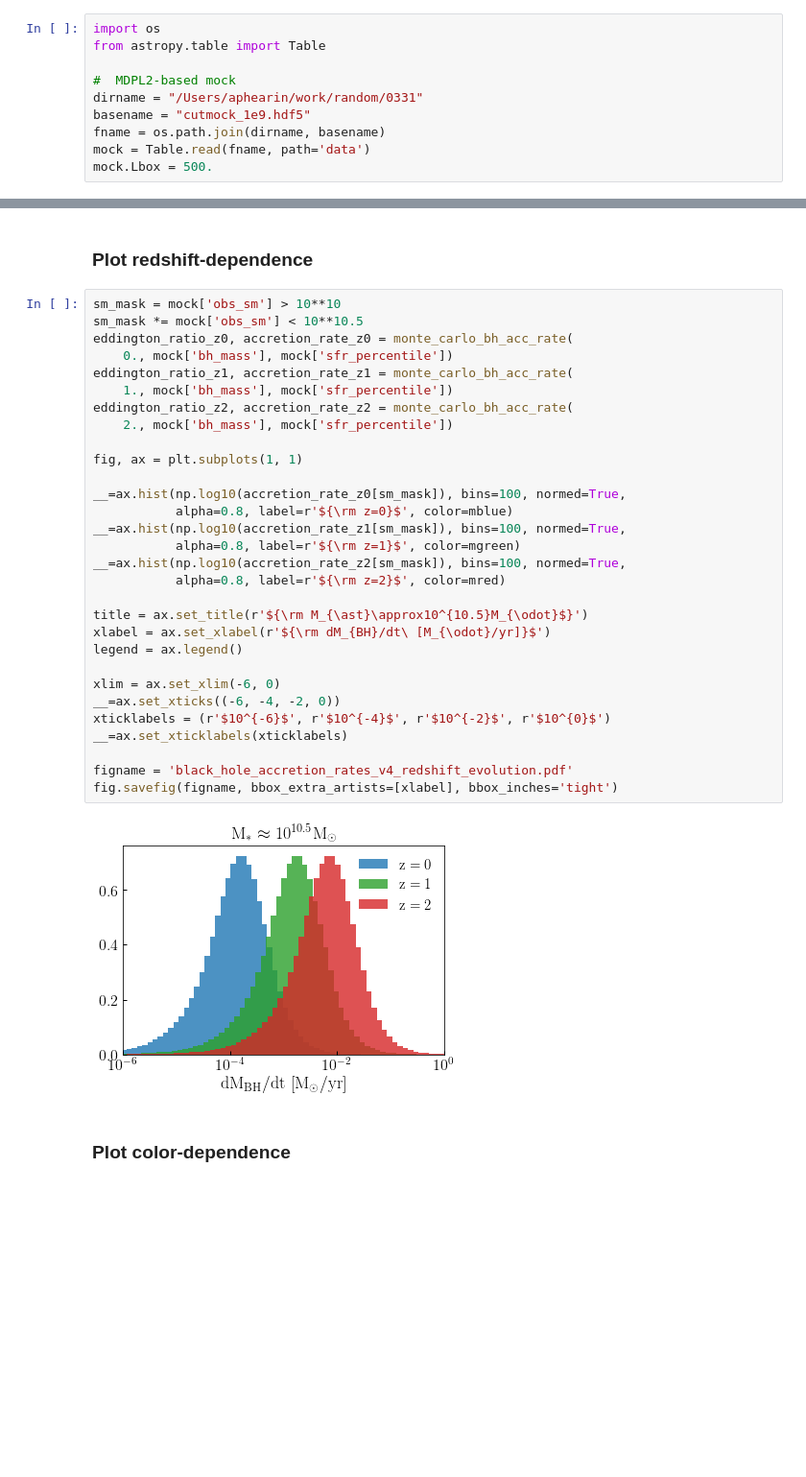
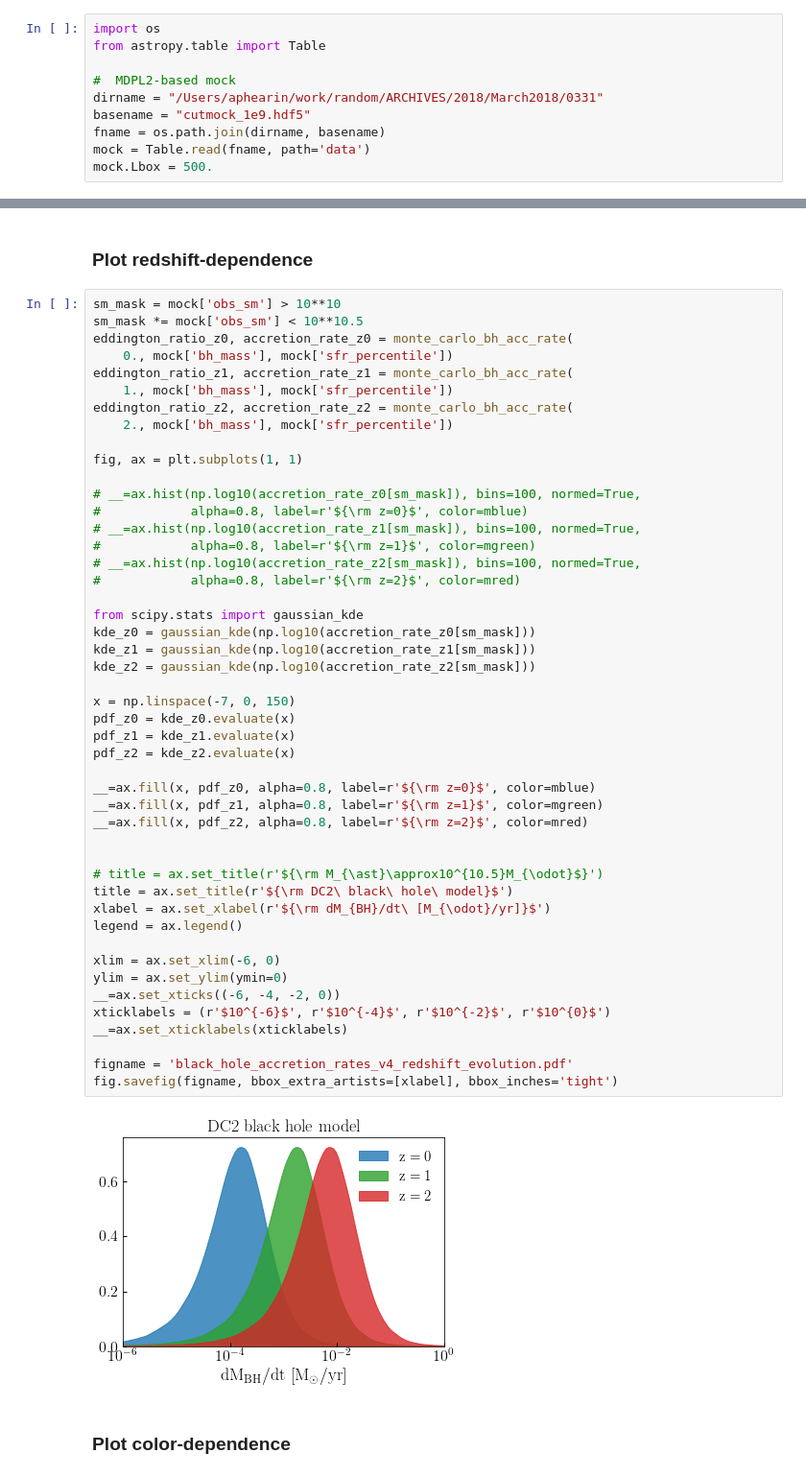
Before and after one commit to LSSTDESC/cosmodc2, a Jupyter notebook: notebooks/black_hole_accretion_rates.ipynb, the cells around one changed output, grey strips where cells are left out. Shown at 96% size. Saved outputs shown, nothing was run; the diff lists cells and outputs as text; blank space fills up the shorter version.

Commit message:
Prettied up plots of black hole accretion rates made by black_hole_accretion_rates.ipynb notebook

```diff
--- a/notebooks/black_hole_accretion_rates.ipynb
+++ b/notebooks/black_hole_accretion_rates.ipynb
@@ -17,7 +17,7 @@ import os
 from astropy.table import Table
 
 #  MDPL2-based mock
-dirname = "/Users/aphearin/work/random/0331"
+dirname = "/Users/aphearin/work/random/ARCHIVES/2018/March2018/0331"
 basename = "cutmock_1e9.hdf5"
 fname = os.path.join(dirname, basename)
 mock = Table.read(fname, path='data')
@@ -68,35 +69,52 @@ mock['bh_acc_rate'] = accretion_rate
 # %%
 sm_mask = mock['obs_sm'] > 10**10
 sm_mask *= mock['obs_sm'] < 10**10.5
 eddington_ratio_z0, accretion_rate_z0 = monte_carlo_bh_acc_rate(
     0., mock['bh_mass'], mock['sfr_percentile'])
 eddington_ratio_z1, accretion_rate_z1 = monte_carlo_bh_acc_rate(
     1., mock['bh_mass'], mock['sfr_percentile'])
 eddington_ratio_z2, accretion_rate_z2 = monte_carlo_bh_acc_rate(
     2., mock['bh_mass'], mock['sfr_percentile'])
 
 fig, ax = plt.subplots(1, 1)
 
-__=ax.hist(np.log10(accretion_rate_z0[sm_mask]), bins=100, normed=True,
-           alpha=0.8, label=r'${\rm z=0}$', color=mblue)
-__=ax.hist(np.log10(accretion_rate_z1[sm_mask]), bins=100, normed=True,
-           alpha=0.8, label=r'${\rm z=1}$', color=mgreen)
-__=ax.hist(np.log10(accretion_rate_z2[sm_mask]), bins=100, normed=True,
-           alpha=0.8, label=r'${\rm z=2}$', color=mred)
+# __=ax.hist(np.log10(accretion_rate_z0[sm_mask]), bins=100, normed=True,
+#            alpha=0.8, label=r'${\rm z=0}$', color=mblue)
+# __=ax.hist(np.log10(accretion_rate_z1[sm_mask]), bins=100, normed=True,
+#            alpha=0.8, label=r'${\rm z=1}$', color=mgreen)
+# __=ax.hist(np.log10(accretion_rate_z2[sm_mask]), bins=100, normed=True,
+#            alpha=0.8, label=r'${\rm z=2}$', color=mred)
 
-title = ax.set_title(r'${\rm M_{\ast}\approx10^{10.5}M_{\odot}$}')
+from scipy.stats import gaussian_kde
+kde_z0 = gaussian_kde(np.log10(accretion_rate_z0[sm_mask]))
+kde_z1 = gaussian_kde(np.log10(accretion_rate_z1[sm_mask]))
+kde_z2 = gaussian_kde(np.log10(accretion_rate_z2[sm_mask]))
+
+x = np.linspace(-7, 0, 150)
+pdf_z0 = kde_z0.evaluate(x)
+pdf_z1 = kde_z1.evaluate(x)
+pdf_z2 = kde_z2.evaluate(x)
+
+__=ax.fill(x, pdf_z0, alpha=0.8, label=r'${\rm z=0}$', color=mblue)
+__=ax.fill(x, pdf_z1, alpha=0.8, label=r'${\rm z=1}$', color=mgreen)
+__=ax.fill(x, pdf_z2, alpha=0.8, label=r'${\rm z=2}$', color=mred)
+
+
+# title = ax.set_title(r'${\rm M_{\ast}\approx10^{10.5}M_{\odot}$}')
+title = ax.set_title(r'${\rm DC2\ black\ hole\ model}$')
 xlabel = ax.set_xlabel(r'${\rm dM_{BH}/dt\ [M_{\odot}/yr]}$')
 legend = ax.legend()
 
 xlim = ax.set_xlim(-6, 0)
+ylim = ax.set_ylim(ymin=0)
 __=ax.set_xticks((-6, -4, -2, 0))
 xticklabels = (r'$10^{-6}$', r'$10^{-4}$', r'$10^{-2}$', r'$10^{0}$')
 __=ax.set_xticklabels(xticklabels)
 
 figname = 'black_hole_accretion_rates_v4_redshift_evolution.pdf'
 fig.savefig(figname, bbox_extra_artists=[xlabel], bbox_inches='tight')
 # %% [output]
-[figure, old version]
+[figure, new version]
 # %% [markdown]
 ### Plot color-dependence
 # %%
```
Also changed, not shown: parts of 3 cells of this notebook.
